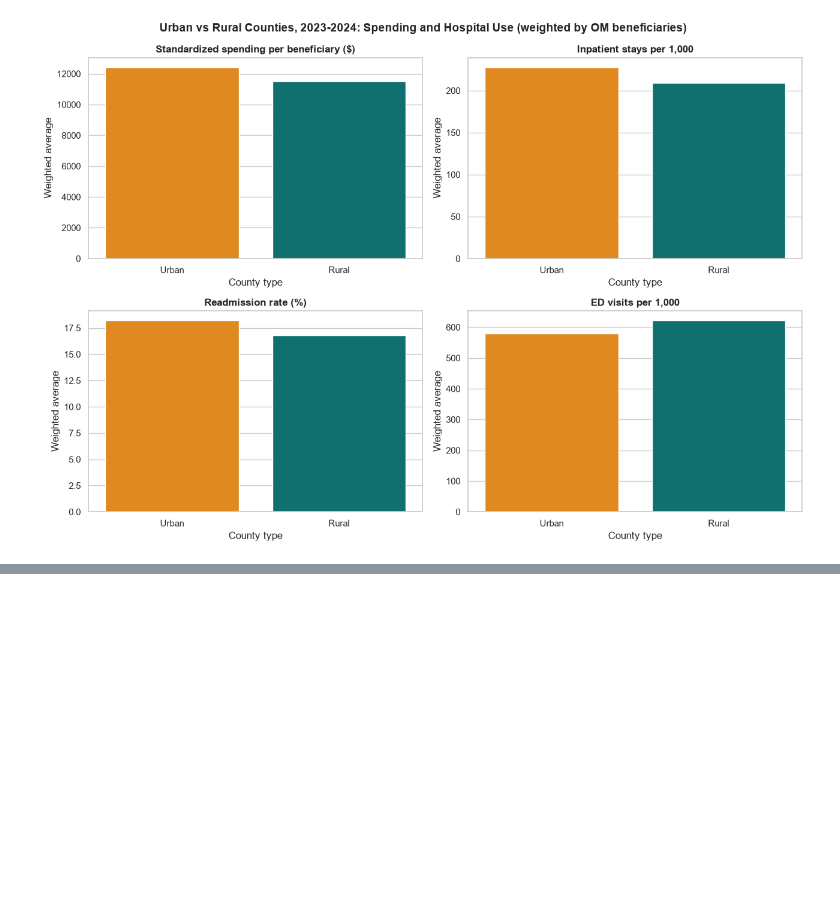
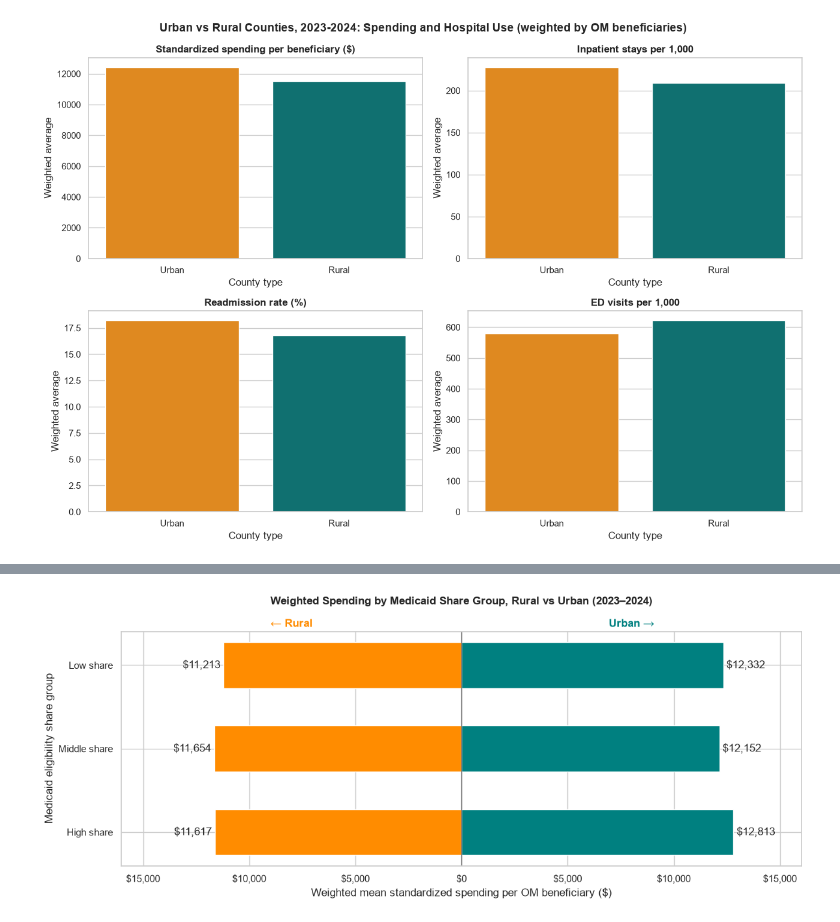
Before and after one commit to avanikasane/medicare-geographic-variation, a Jupyter notebook: notebooks/02_analysis.ipynb, the cells around one changed output, grey strips where cells are left out. Saved outputs shown, nothing was run; the diff lists cells and outputs as text; code cells hidden in the pictures; blank space fills up the shorter version.

Commit message:
edit analysis

```diff
--- a/notebooks/02_analysis.ipynb
+++ b/notebooks/02_analysis.ipynb
@@ -751,0 +692,94 @@ plt.show()
+# %%
+# Keep 2023–2024 counties with an Urban/Rural label (same years as 5a)
+county_analysis = county_df[
+    (county_df["year"] >= 2023) &
+    county_df["rural_urban"].isin(["Urban", "Rural"])
+].copy()
+
+# Each county's average Medicaid eligibility share over 2023–2024
+county_groups = county_analysis.groupby(
+    ["fips", "rural_urban"]
+)["medicaid_pct"].mean().reset_index()
+county_groups = county_groups.dropna(subset=["medicaid_pct"])
+
+# Split counties into three equal-sized groups by Medicaid share
+county_groups["medicaid_group"] = pd.qcut(
+    county_groups["medicaid_pct"],
+    q=3,
+    labels=["Low share", "Middle share", "High share"]
+)
+
+print("Medicaid share range in each group (%):")
+display(county_groups.groupby("medicaid_group", observed=True)["medicaid_pct"].agg(["min", "max"]))
+
+# Attach each county's group to its yearly rows
+weighted_data = county_analysis.merge(
+    county_groups[["fips", "rural_urban", "medicaid_group"]],
+    on=["fips", "rural_urban"],
+    how="inner"
+)
+
+# Keep rows with spending and a positive beneficiary count
+weighted_data = weighted_data.dropna(subset=["spend_pc_std", "benes_om"])
+weighted_data = weighted_data[weighted_data["benes_om"] > 0].copy()
+
+# Weighted mean: value × people, sum, divide (same method as Section 3)
+weighted_data["weighted_spending"] = weighted_data["spend_pc_std"] * weighted_data["benes_om"]
+
+group_totals = weighted_data.groupby(
+    ["medicaid_group", "rural_urban"], observed=True
+)[["weighted_spending", "benes_om"]].sum()
+
+group_totals["weighted_mean"] = group_totals["weighted_spending"] / group_totals["benes_om"]
+
+# One row per Medicaid group, one column per county type
+spending = group_totals["weighted_mean"].unstack()[["Rural", "Urban"]]
+spending["Gap (Urban − Rural)"] = spending["Urban"] - spending["Rural"]
+
+print("OM-weighted spending per beneficiary, 2023–2024 ($):")
+display(spending)
+
+print("Counties in each group:")
+display(weighted_data.groupby(["medicaid_group", "rural_urban"], observed=True)["fips"].nunique().unstack())
+
+# Butterfly chart: Rural to the left, Urban to the right (same colors as 5a)
+fig, ax = plt.subplots(figsize=(12, 5))
+
+for position, group in enumerate(spending.index):
+    rural = spending.loc[group, "Rural"]
+    urban = spending.loc[group, "Urban"]
+
+    # Rural bars point left (negative), Urban bars point right
+    ax.barh(position, -rural, color="darkorange", height=0.55)
+    ax.barh(position, urban, color="teal", height=0.55)
+
+    # Dollar labels at the end of each bar
+    ax.text(-rural - 150, position, f"${rural:,.0f}", ha="right", va="center")
+    ax.text(urban + 150, position, f"${urban:,.0f}", ha="left", va="center")
+
+# Same scale on both sides of zero
+limit = spending[["Rural", "Urban"]].max().max() * 1.25
+ax.set_xlim(-limit, limit)
+ax.axvline(0, color="dimgray", linewidth=1)
+
+# Show positive dollar amounts on both sides of the axis
+ticks = [tick for tick in ax.get_xticks() if -limit <= tick <= limit]
+ax.set_xticks(ticks)
+ax.set_xticklabels([f"${abs(tick):,.0f}" for tick in ticks])
+
+ax.set_yticks(range(len(spending)))
+ax.set_yticklabels(spending.index)
+ax.invert_yaxis()
+
+ax.text(0.25, 1.02, "← Rural", transform=ax.transAxes, ha="center", fontweight="bold", color="darkorange")
+ax.text(0.75, 1.02, "Urban →", transform=ax.transAxes, ha="center", fontweight="bold", color="teal")
+
+ax.set_title("Weighted Spending by Medicaid Share Group, Rural vs Urban (2023–2024)",
+             fontweight="bold", pad=30)
+ax.set_xlabel("Weighted mean standardized spending per OM beneficiary ($)")
+ax.set_ylabel("Medicaid eligibility share group")
+
+plt.tight_layout()
+plt.savefig(f"{FIG_DIR}/fig8_medicaid_groups.png", dpi=150, bbox_inches="tight")
+plt.show()
+# %% [output]
@@ -751,0 +804 @@ plt.show()
+[figure, added]
```
Also changed, not shown: parts of 20 cells of this notebook, 11 other files.
